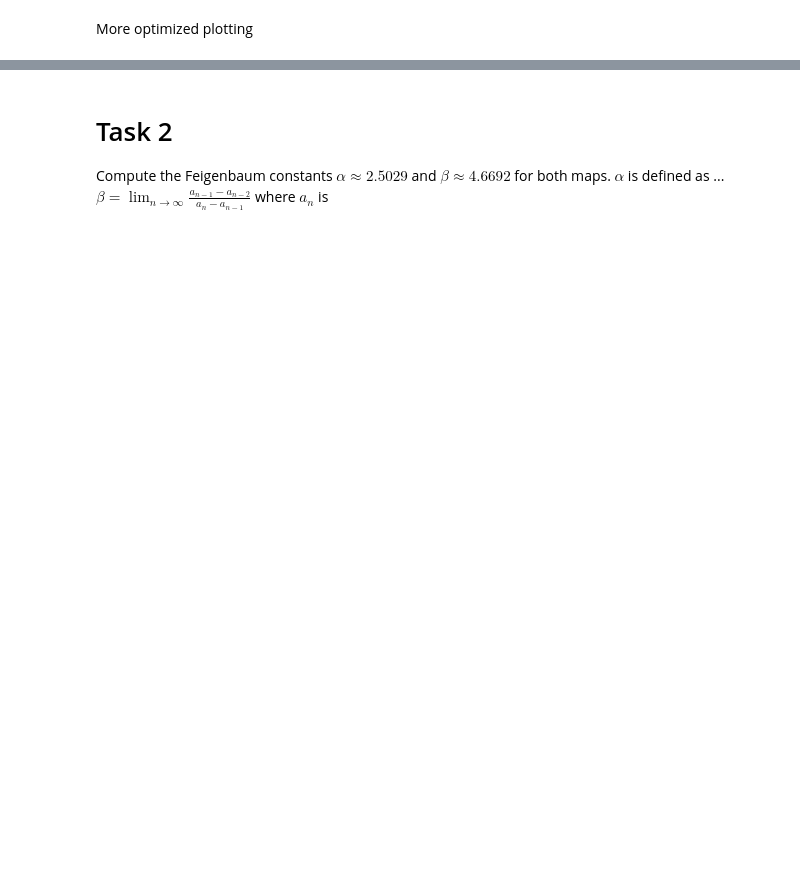
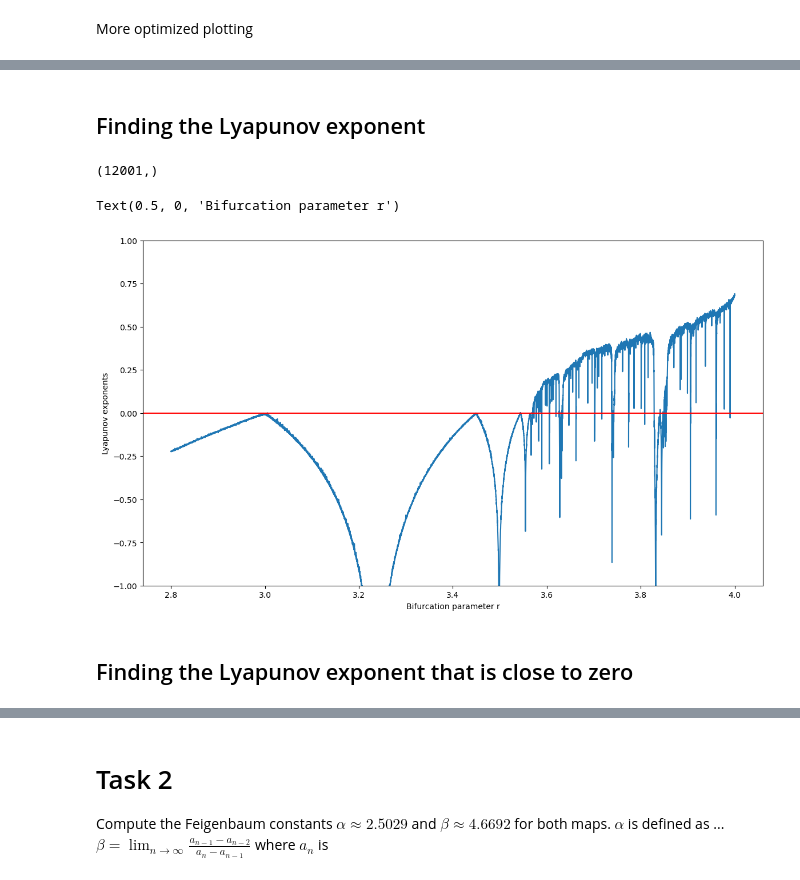
Before and after one commit to SunAndClouds/ComplexSystems, a Jupyter notebook: Lab1.ipynb, the cells around one changed output, grey strips where cells are left out. Saved outputs shown, nothing was run; the diff lists cells and outputs as text; code cells hidden in the pictures; blank space fills up the shorter version.

```diff
--- a/Lab1.ipynb
+++ b/Lab1.ipynb
@@ -63,0 +75,32 @@ plt.show()
+# %% [markdown]
+## Finding the Lyapunov exponent
+# %%
+def diff(x, r): # Derivative of the Logistic map
+    return r*(1 - 2*x)
+
+# bifurcation parameters
+R = np.arange(*interval, accuracy)
+L = np.zeros(len(R)) # Lyapunov exponent
+
+for i, r in enumerate(R):
+    # Finding the x for different iterations x_i=(x1, x2, ..., xn)_i
+    x = lims[i]
+    # Computing the Lyapunov exponent for some different bifurcation parameters
+    L[i] = np.log(np.abs(diff(x, r))).mean()
+
+L.shape
+# %% [output]
+(12001,)
+# %%
+plt.figure(figsize=(14,8), dpi=100)
+plt.plot(R, L)
+plt.ylim(-1, 1)
+plt.axhline(0, color="red")
+plt.ylabel("Lyapunov exponents")
+plt.xlabel("Bifurcation parameter r")
+plt.show()
+# %% [output]
+Text(0.5, 0, 'Bifurcation parameter r')
+[figure, added]
+# %% [markdown]
+## Finding the Lyapunov exponent that is close to zero
```
Also changed, not shown: parts of 13 cells of this notebook.
